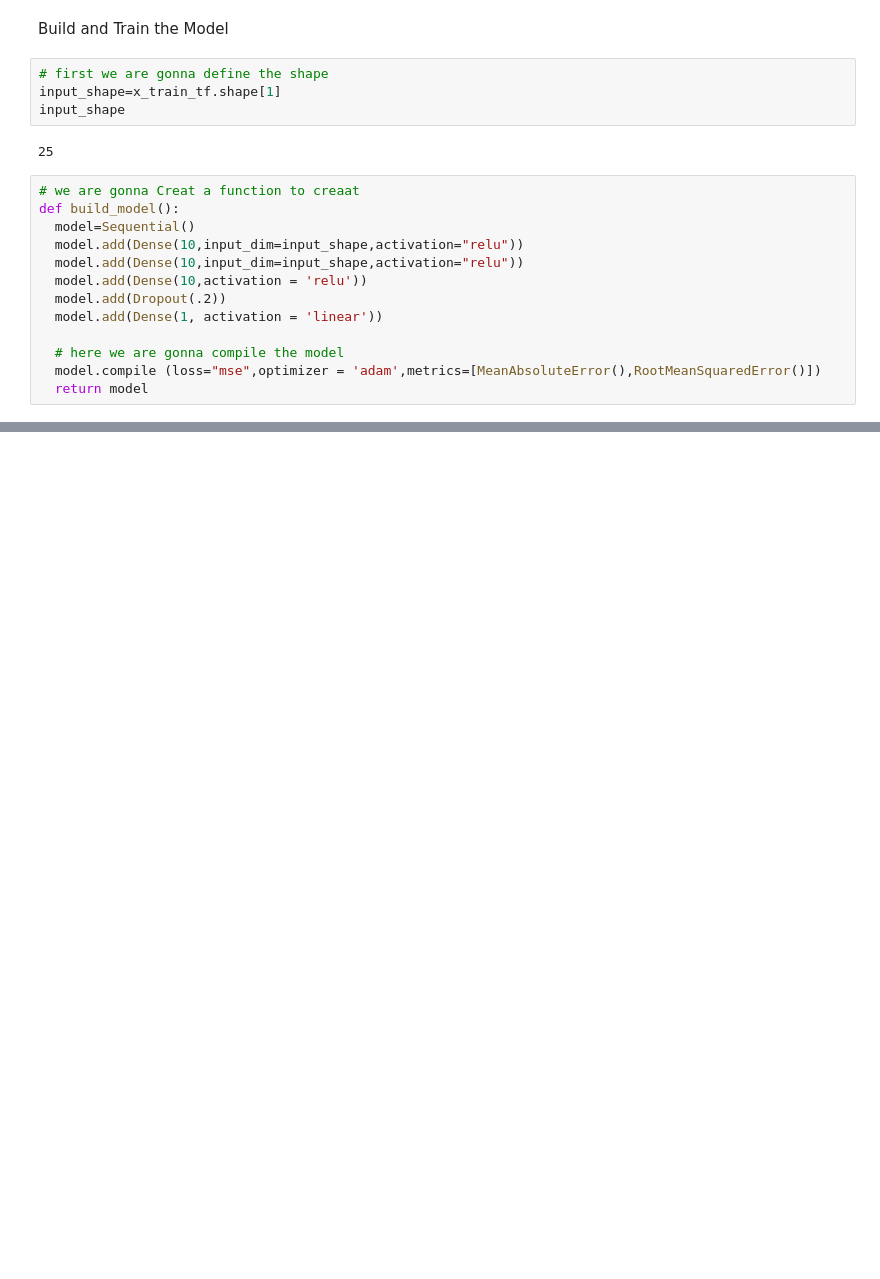
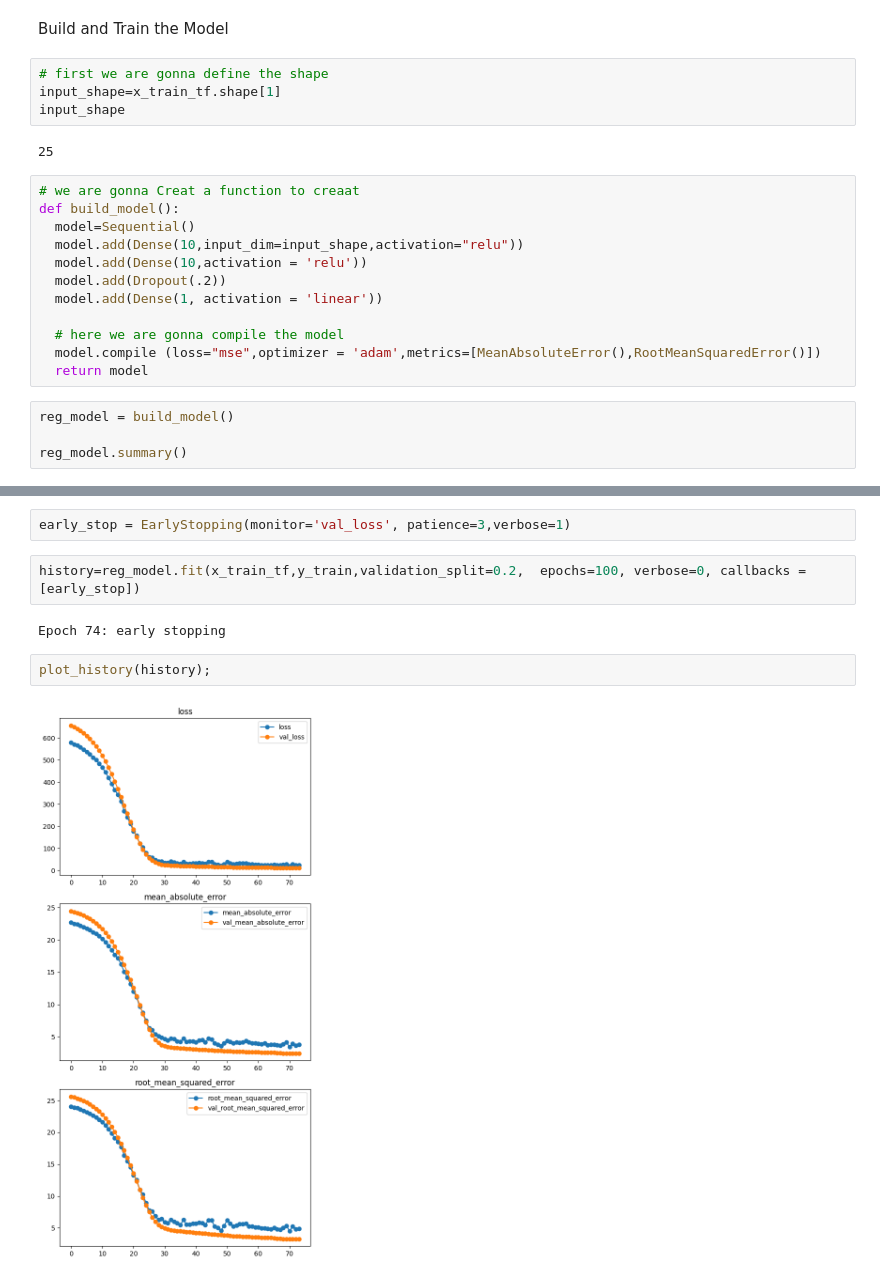
Before and after one commit to shahdabuhassanien/mini_DeepLearning-Projects-, a Jupyter notebook: Regression Models In kerasR/Regression_Models_in_Keras.ipynb, the cells around one changed output, grey strips where cells are left out. Drawn from its saved outputs; the diff is of its cells as text; blank space fills up the shorter version.

```diff
--- a/Regression Models In kerasR/Regression_Models_in_Keras.ipynb
+++ b/Regression Models In kerasR/Regression_Models_in_Keras.ipynb
@@ -152,7 +138,6 @@ input_shape
 # we are gonna Creat a function to creaat
 def build_model():
   model=Sequential()
-  model.add(Dense(10,input_dim=input_shape,activation="relu"))
   model.add(Dense(10,input_dim=input_shape,activation="relu"))
   model.add(Dense(10,activation = 'relu'))
   model.add(Dropout(.2))
@@ -161,3 +146,7 @@ def build_model():
   # here we are gonna compile the model
   model.compile (loss="mse",optimizer = 'adam',metrics=[MeanAbsoluteError(),RootMeanSquaredError()])
   return model
+# %%
+reg_model = build_model()
+
+reg_model.summary()
@@ -163,0 +169,10 @@ def build_model():
+# %%
+early_stop = EarlyStopping(monitor='val_loss', patience=3,verbose=1)
+# %%
+history=reg_model.fit(x_train_tf,y_train,validation_split=0.2,  epochs=100, verbose=0, callbacks = [early_stop])
+# %% [output]
+Epoch 74: early stopping
+# %%
+plot_history(history);
+# %% [output]
+[figure, added]
```
Also changed, not shown: parts of 9 cells of this notebook.
